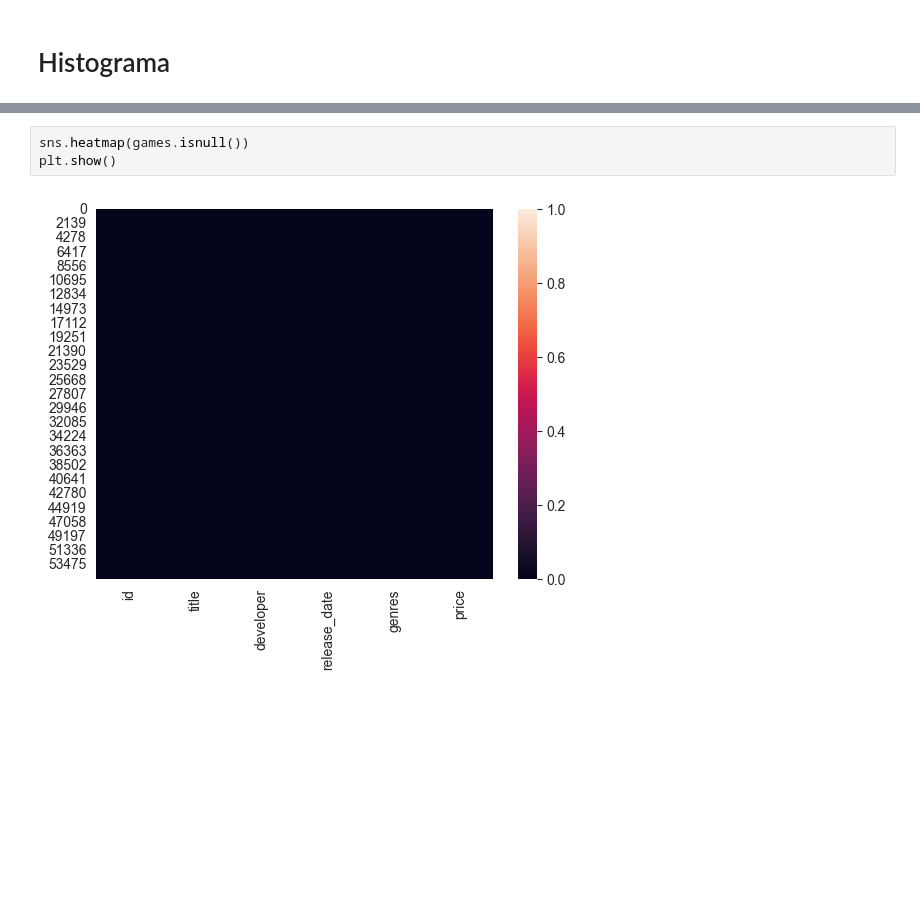
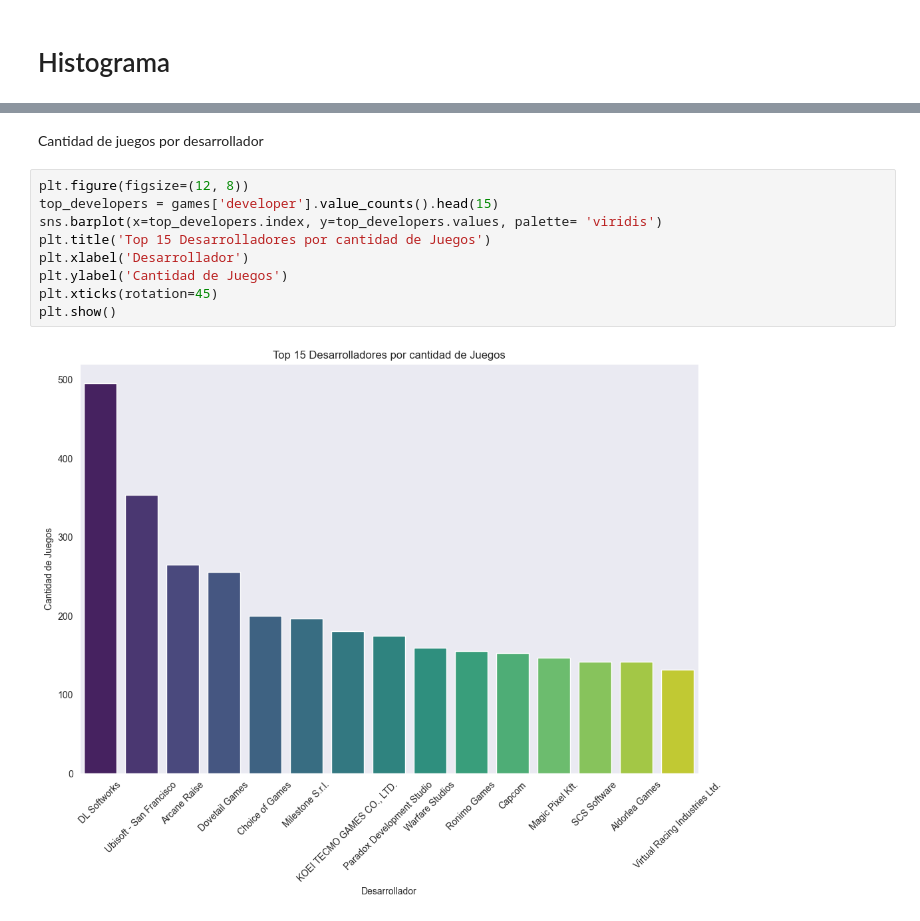
Before and after one commit to facu-corvalan/PI_ML_OPS, a Jupyter notebook: EDA/EDA.ipynb, the cells around one changed output, grey strips where cells are left out. Saved outputs shown, nothing was run; the diff lists cells and outputs as text; blank space fills up the shorter version.

```diff
--- a/EDA/EDA.ipynb
+++ b/EDA/EDA.ipynb
@@ -139,5 +151,13 @@ plt.show()
-# %%
-sns.heatmap(games.isnull())
-plt.show()
-# %% [output]
-[figure, removed]
+# %% [markdown]
+Cantidad de juegos por desarrollador
+# %%
+plt.figure(figsize=(12, 8))
+top_developers = games['developer'].value_counts().head(15)
+sns.barplot(x=top_developers.index, y=top_developers.values, palette= 'viridis')
+plt.title('Top 15 Desarrolladores por cantidad de Juegos')
+plt.xlabel('Desarrollador')
+plt.ylabel('Cantidad de Juegos')
+plt.xticks(rotation=45)
+plt.show()
+# %% [output]
+[figure, added]
```
Also changed, not shown: parts of 13 cells of this notebook, 7 other files.
